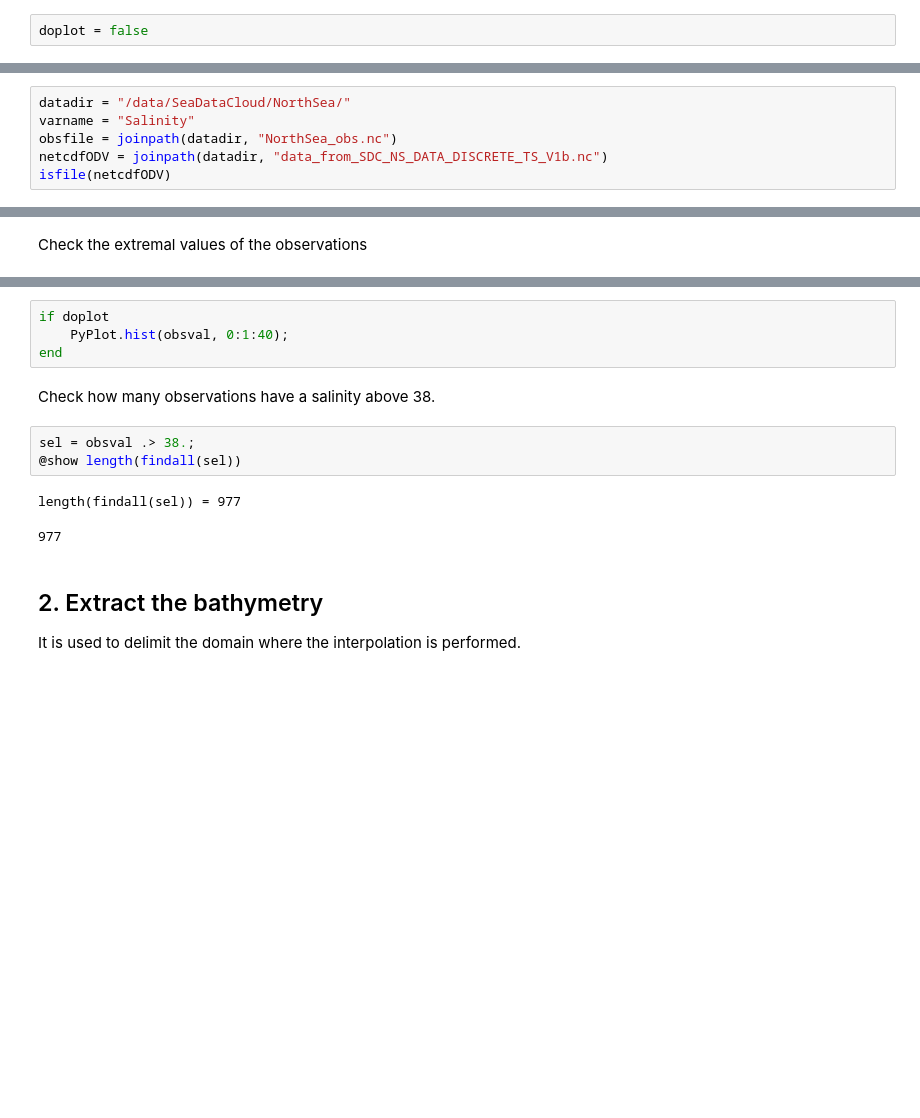
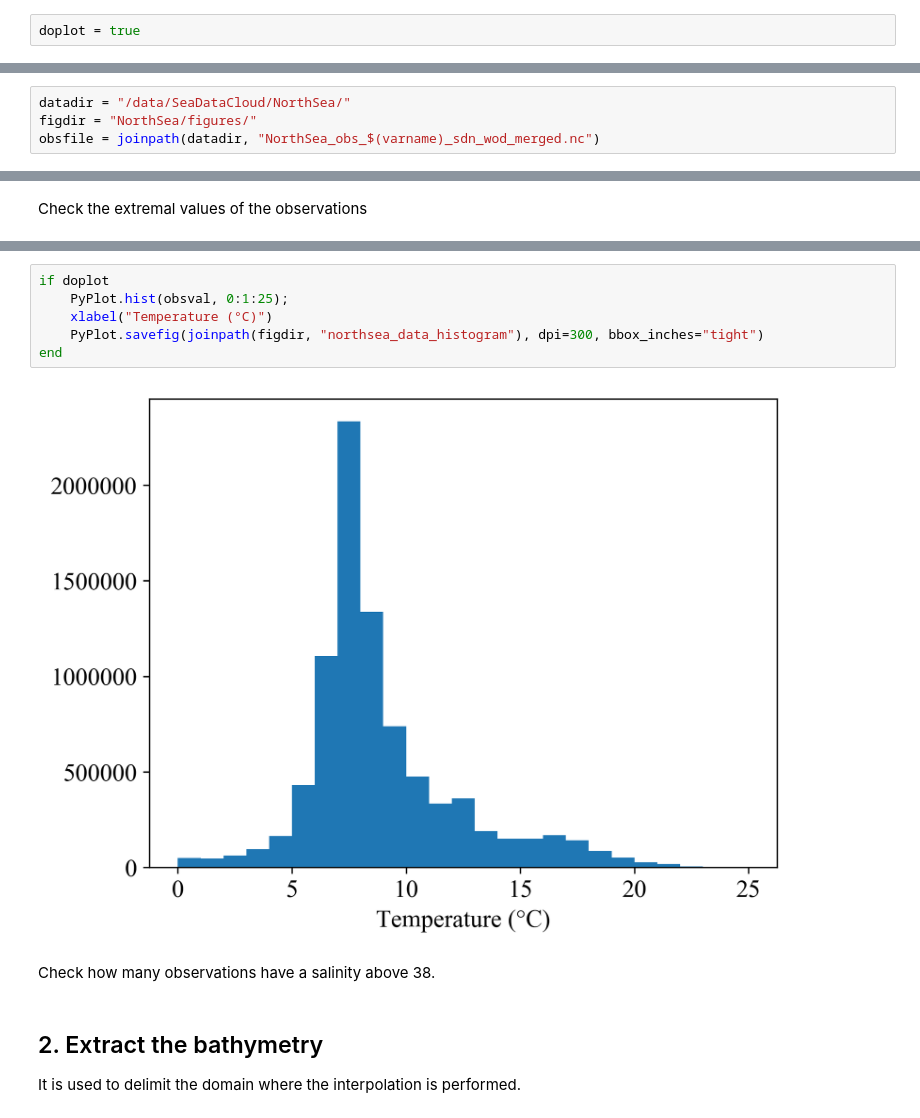
Before and after one commit to gher-uliege/SeaDataCloud, a Jupyter notebook: Julia/Climatologies/NorthSea_climato.ipynb, the cells around one changed output, grey strips where cells are left out. Saved outputs shown, nothing was run; the diff lists cells and outputs as text; blank space fills up the shorter version.

Commit message:
north sea climato

````diff
--- a/Julia/Climatologies/NorthSea_climato.ipynb
+++ b/Julia/Climatologies/NorthSea_climato.ipynb
@@ -22,5 +22,5 @@ using Random
 using JLD
 using Printf
 # %%
-doplot = false
+doplot = true
 # %% [output]
@@ -79,8 +79,6 @@ ncatted -O -a standard_name,latitude,o,c,latitude data_from_SDC_NS_DATA_DISCRETE
 ```
 # %%
 datadir = "/data/SeaDataCloud/NorthSea/"
-varname = "Salinity"
-obsfile = joinpath(datadir, "NorthSea_obs.nc")
-netcdfODV = joinpath(datadir, "data_from_SDC_NS_DATA_DISCRETE_TS_V1b.nc")
-isfile(netcdfODV)
+figdir = "NorthSea/figures/"
+obsfile = joinpath(datadir, "NorthSea_obs_$(varname)_sdn_wod_merged.nc")
 # %% [output]
@@ -158,15 +155,13 @@ checkobs((obslon,obslat,obsdepth,obstime),obsval,obsid)
 # %%
 if doplot
-    PyPlot.hist(obsval, 0:1:40);
+    PyPlot.hist(obsval, 0:1:25);
+    xlabel("Temperature (°C)")
+    PyPlot.savefig(joinpath(figdir, "northsea_data_histogram"), dpi=300, bbox_inches="tight")
 end
+# %% [output]
+[figure, added]
 # %% [markdown]
 Check how many observations have a salinity above 38.
-# %%
-sel = obsval .> 38.;
-@show length(findall(sel))
-# %% [output]
-length(findall(sel)) = 977
-977
 # %% [markdown]
 ## 2. Extract the bathymetry
 It is used to delimit the domain where the interpolation is performed.
````
Also changed, not shown: parts of 30 cells of this notebook.
